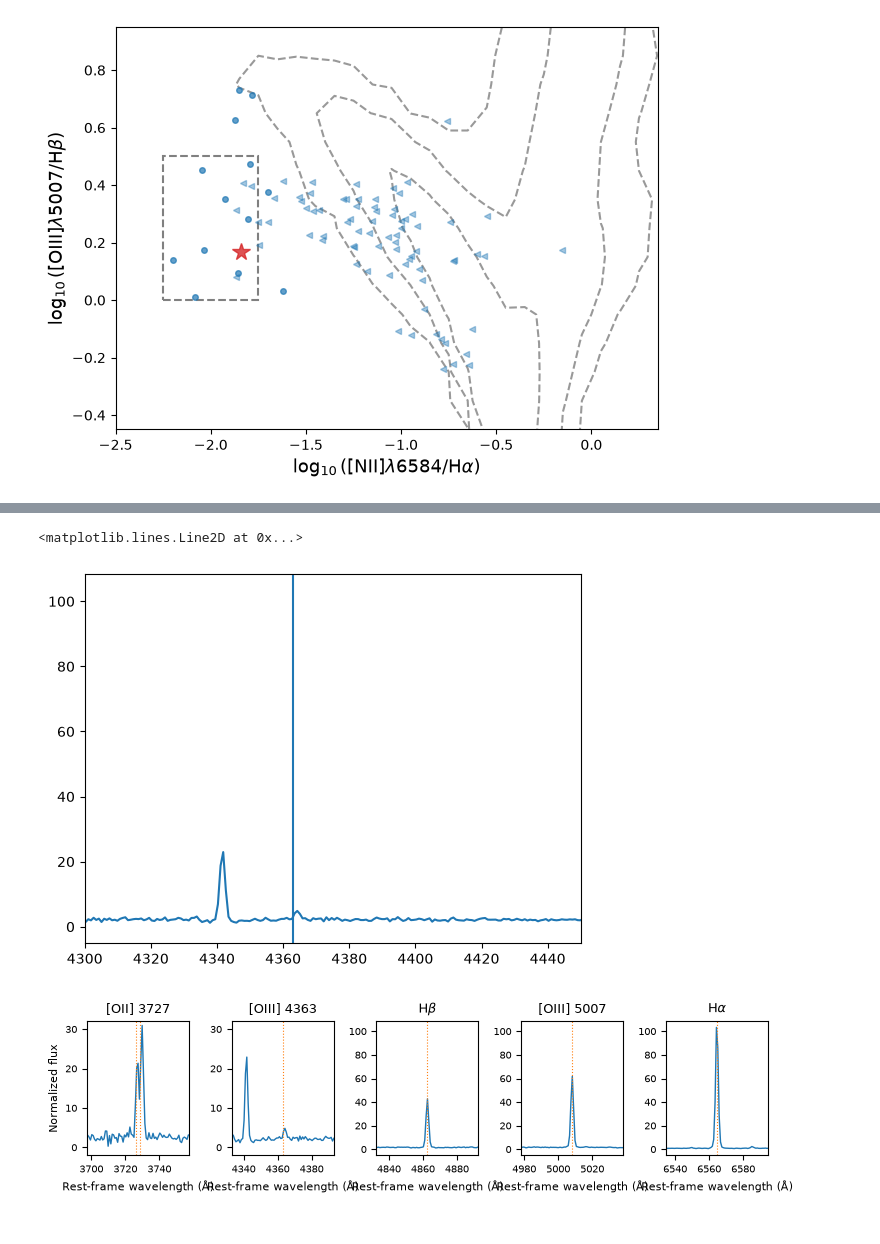
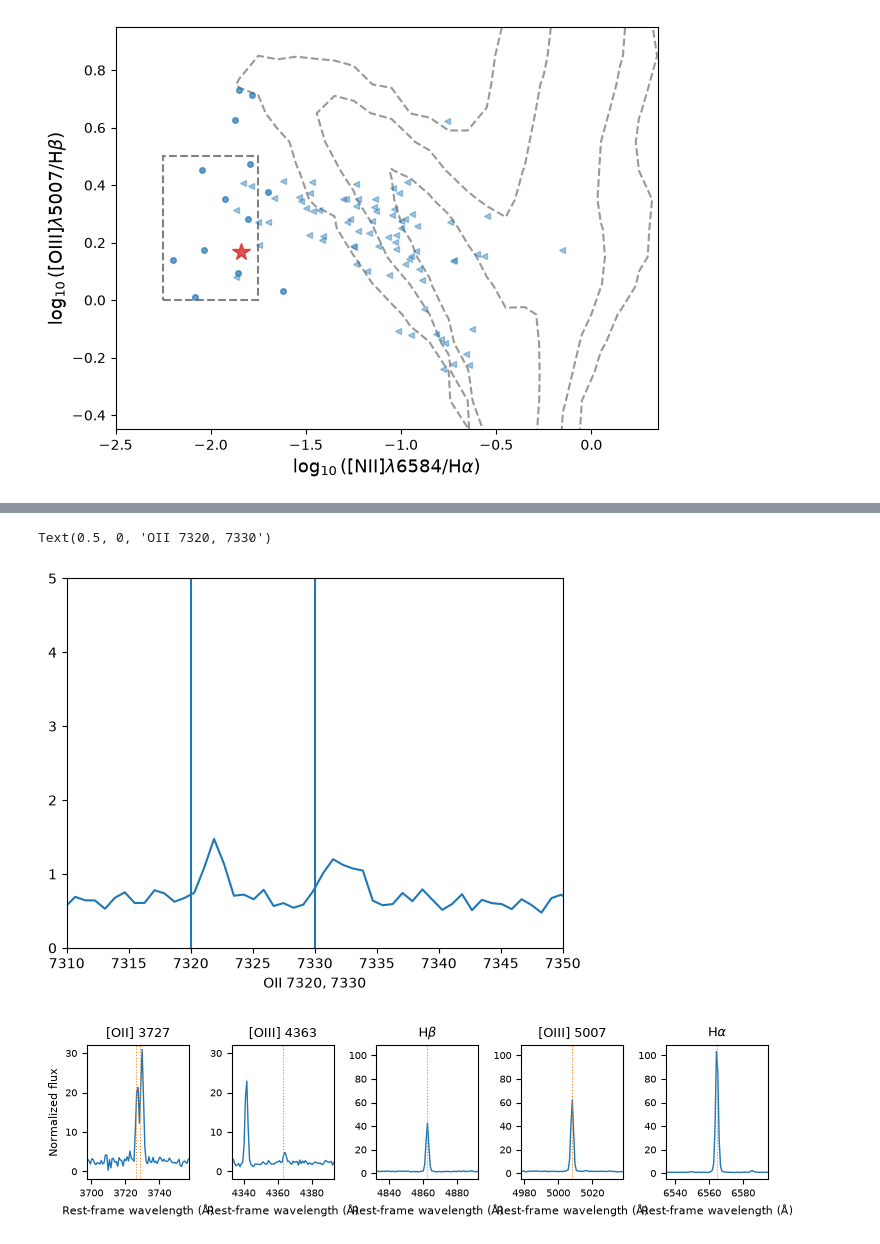
Before and after one commit to thevalentino/desi-selection-exploration, a Jupyter notebook: notebooks/redoing-line-measurements.ipynb, the cells around one changed output, grey strips where cells are left out. Cells and saved outputs as stored; diff of their text form; code cells hidden in the pictures.

```diff
--- a/notebooks/redoing-line-measurements.ipynb
+++ b/notebooks/redoing-line-measurements.ipynb
@@ -138,25 +148,25 @@ plt.show()
 # %% [output]
 [figure]
 # %%
-detections = (emps['vg_nii6583'] / emps['vg_nii6583_err'] > 2)
-upper_limit_n2 = np.log10(2 * emps['vg_nii6583_err'] / emps['vg_ha'])
+detections = emps["vg_nii6583"] / emps["vg_nii6583_err"] > 2
+upper_limit_n2 = np.log10(2 * emps["vg_nii6583_err"] / emps["vg_ha"])
 
 in_square = (
-    (emps['vg_N2'] > -2.25)
-    & (emps['vg_N2'] < -1.75)
-    & (emps['vg_R3'] > 0.0)
-    & (emps['vg_R3'] < 0.5)
+    (emps["vg_N2"] > -2.25)
+    & (emps["vg_N2"] < -1.75)
+    & (emps["vg_R3"] > 0.0)
+    & (emps["vg_R3"] < 0.5)
 )
 
 upper_limit_in_square = (
     (upper_limit_n2 > -2.25)
-    & (upper_limit_n2 < -2.)
-    & (emps['vg_R3'] > 0.0)
-    & (emps['vg_R3'] < 0.5)
+    & (upper_limit_n2 < -2.0)
+    & (emps["vg_R3"] > 0.0)
+    & (emps["vg_R3"] < 0.5)
 )
 
-select = ((detections & in_square) | (~detections & upper_limit_in_square))
-select = select & (emps['TARGETID'] != 39627647168284280)
+select = (detections & in_square) | (~detections & upper_limit_in_square)
+select = select & (emps["TARGETID"] != 39627647168284280)
 np.sum(select)
 # %% [output]
 8
@@ -217,10 +262,13 @@ plt.show()
 # %%
-plt.plot(stack['wavelength'], stack['flux'], color='tab:blue')
-plt.xlim(4300, 4450)
-plt.axvline(4363)
+plt.plot(stack["wavelength"], stack["flux"], color="tab:blue")
+plt.xlim(7310, 7350)
+plt.ylim(0, 5)
+plt.axvline(7320)
+plt.axvline(7330)
+plt.xlabel("OII 7320, 7330")
 # %% [output]
-<matplotlib.lines.Line2D at 0x...>
+Text(0.5, 0, 'OII 7320, 7330')
-[figure, old version]
+[figure, new version]
 # %%
 fig, axes = plt.subplots(1, 5, figsize=(7.5, 2.2), clear=True)
 
```
Also changed, not shown: parts of 14 cells of this notebook.
